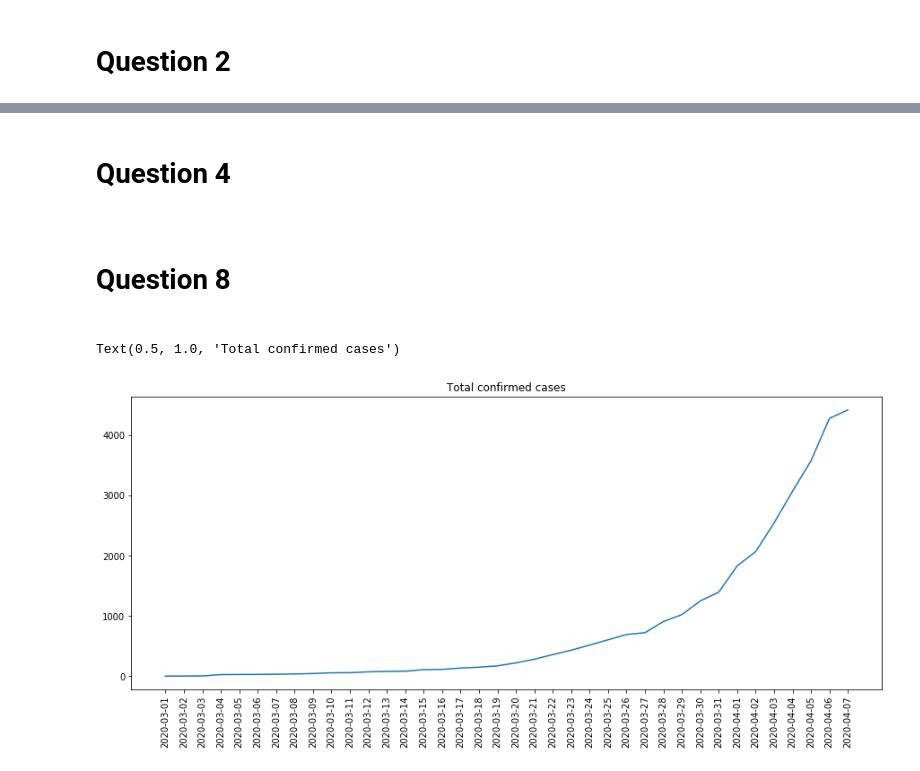
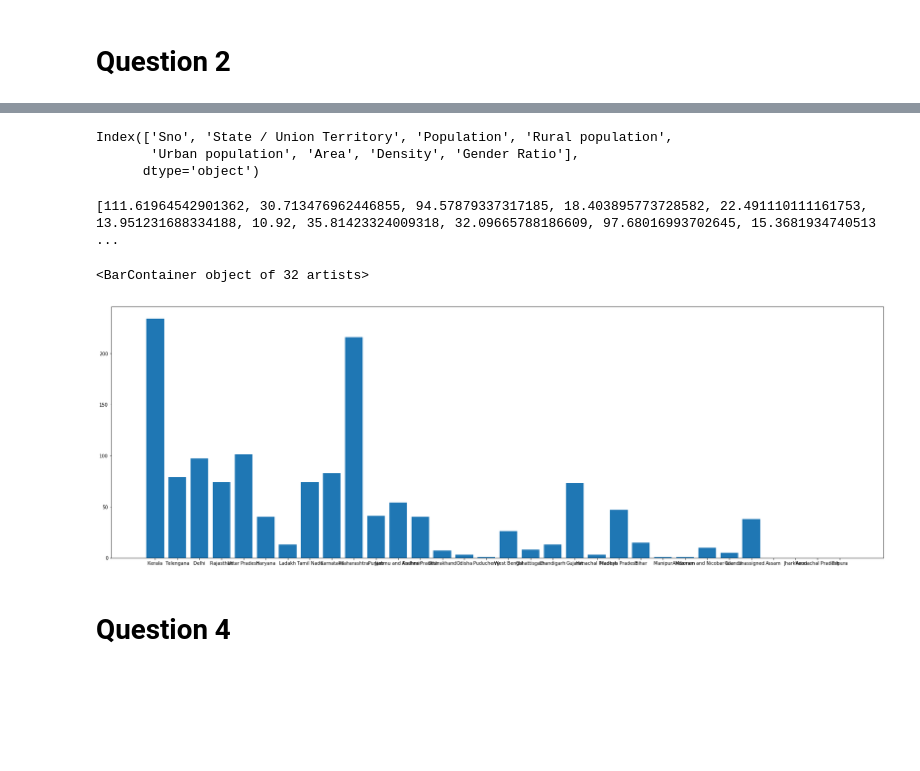
Before and after one commit to mew-two-github/CH5019_2020_GRP3, a Jupyter notebook: Question3/Question 3 analysis.ipynb, the cells around one changed output, grey strips where cells are left out. Drawn from its saved outputs; the diff is of its cells as text; code cells hidden in the pictures; blank space fills up the shorter version.

```diff
--- a/Question3/Question 3 analysis.ipynb
+++ b/Question3/Question 3 analysis.ipynb
@@ -129,2 +104,41 @@ dfpop=Population_india_census2011.copy()
+# %%
+df = Covid_19_india.copy()
+rows, cols = df.shape
+unique_states = df['State/UnionTerritory'].unique()
+latest_no_of_cases = []
+latest_date = []
+intensity = []
+for i in range(unique_states.size):
+    latest_no_of_cases.append(0)
+    latest_date.append(df.iloc[0,1])
+    intensity.append(0)
+# %%
+Population_india_census2011.columns
+# %% [output]
+Index(['Sno', 'State / Union Territory', 'Population', 'Rural population',
+       'Urban population', 'Area', 'Density', 'Gender Ratio'],
+      dtype='object')
+# %%
+for i in range(rows):
+    j = 0
+    for j in range(unique_states.size):
+        if unique_states[j] == df.iloc[i,3]:
+            break
+    if latest_date[j] < df.iloc[i,1]:
+        latest_date[j] = df.iloc[i,1]
+        latest_no_of_cases[j] = df.iloc[i,8] #- df.iloc[i,6] - df.iloc[i,7]
+rowp, colp = Population_india_census2011.shape
+for i in range(unique_states.size):
+    for j in range(rowp):
+        if unique_states[i] == Population_india_census2011.iloc[j,1]:
+            intensity[i] = (latest_no_of_cases[i]/(Population_india_census2011.iloc[j,2]/Population_india_census2011.iloc[j,4]))
+# %%
+print(intensity)
+plt.figure(figsize=(30,10))
+plt.bar(unique_states,latest_no_of_cases)
+# %% [output]
+[111.61964542901362, 30.713476962446855, 94.57879337317185, 18.403895773728582, 22.491110111161753, 13.951231688334188, 10.92, 35.81423324009318, 32.09665788186609, 97.68016993702645, 15.3681934740513 ...
+<BarContainer object of 32 artists>
+[figure, added]
 # %% [markdown]
-<h1> Question 4 <h1>
+<h1>Question 4</h1>
@@ -133,14 +144,0 @@ hotspots=df['State/UnionTerritory'].loc[((df['Confirmed']==10) | (df['Confirmed'
-# %% [markdown]
-<h1> Question 8 <h1>
-# %%
-df9=df.loc[(df.Date>='2020-03-01') & (df.Date<='2020-04-10')]
-df9=df9.groupby(['Date'])['Confirmed'].sum()
-
-#plotting
-plt.figure(figsize=(15,6))
-plt.plot(df9.index,df9.values)
-plt.xticks(df9.index,rotation=90)
-plt.title('Total confirmed cases')
-# %% [output]
-Text(0.5, 1.0, 'Total confirmed cases')
-[figure, removed]
```
Also changed, not shown: parts of 16 cells of this notebook.
